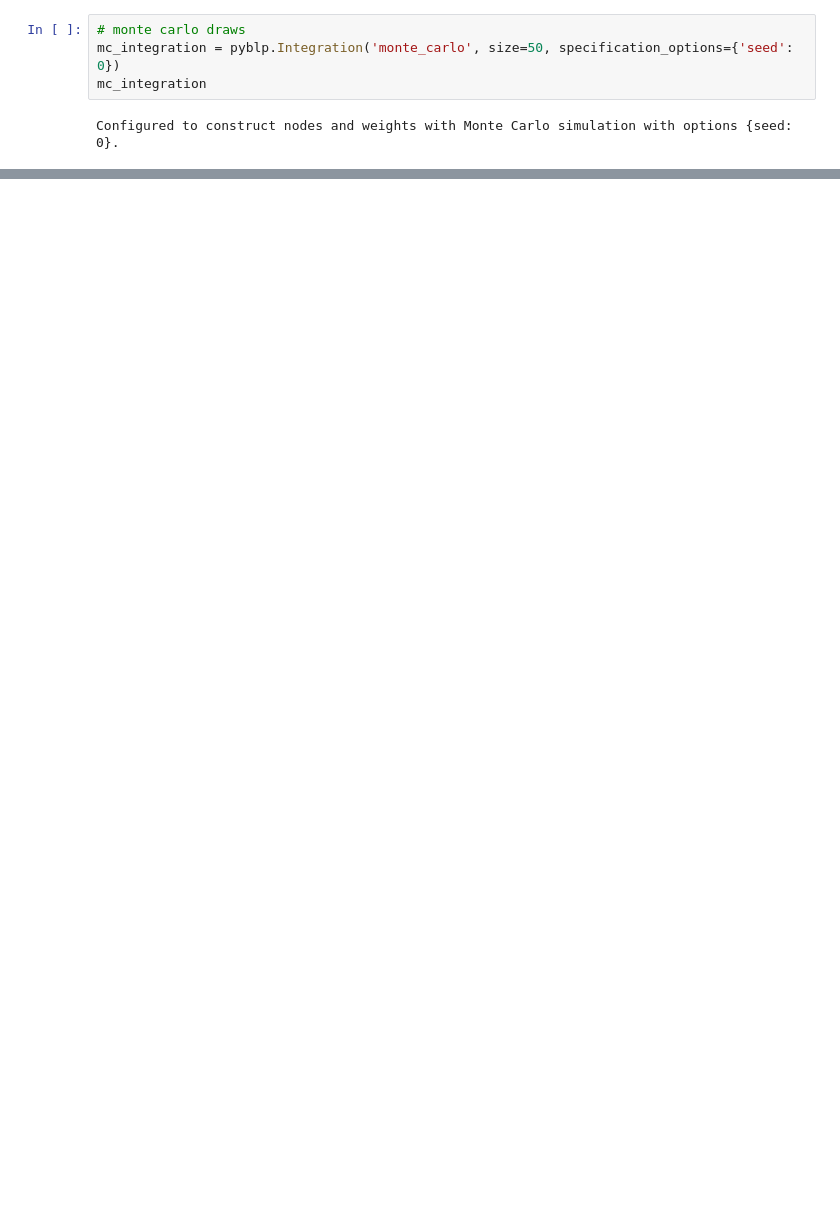
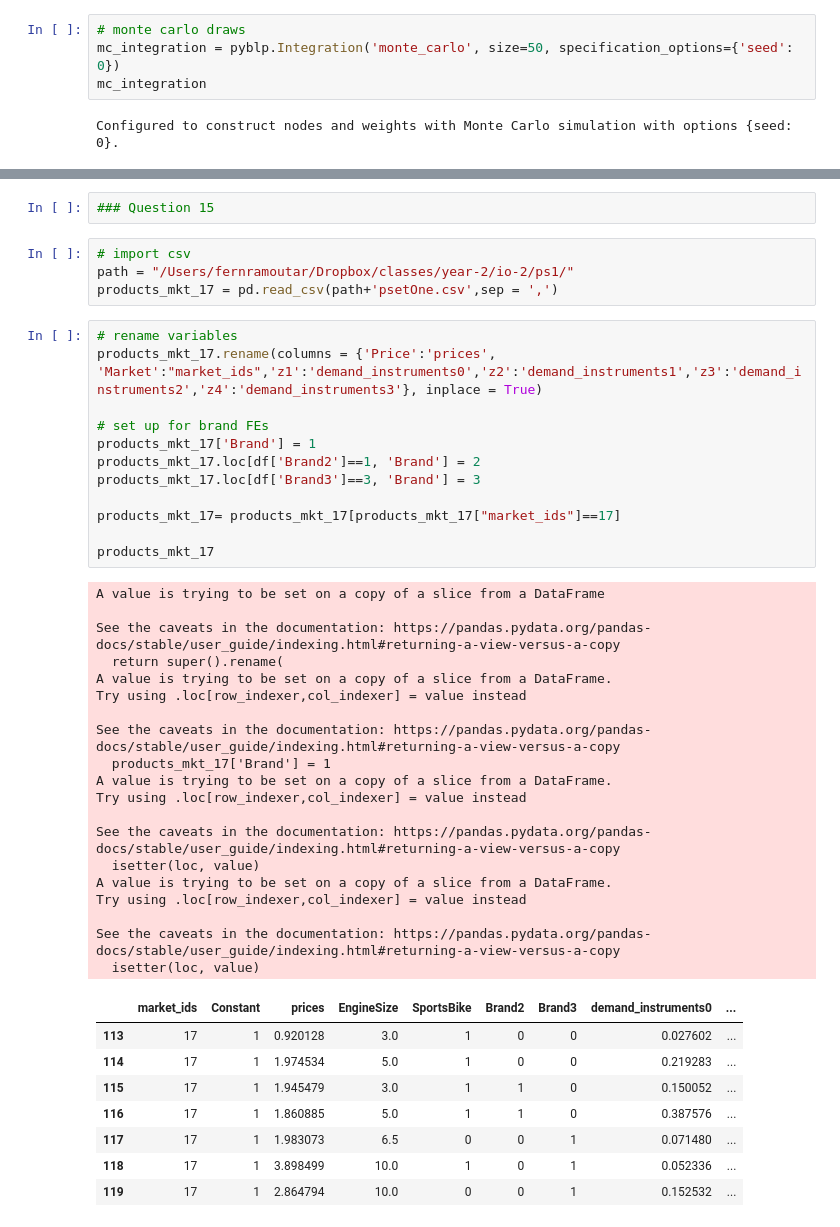
Before and after one commit to nadialucas/iobros, a Jupyter notebook: pset1/blp_q14.ipynb, the cells around one changed output, grey strips where cells are left out. Saved outputs shown, nothing was run; the diff lists cells and outputs as text; blank space fills up the shorter version.

```diff
--- a/pset1/blp_q14.ipynb
+++ b/pset1/blp_q14.ipynb
@@ -124,0 +167,46 @@ Computation  Optimizer  Optimization   Objective   Fixed Point  Contraction
+# %%
+### Question 15
+# %%
+# import csv
+path = "/Users/fernramoutar/Dropbox/classes/year-2/io-2/ps1/"
+products_mkt_17 = pd.read_csv(path+'psetOne.csv',sep = ',')
+# %%
+# rename variables
+products_mkt_17.rename(columns = {'Price':'prices', 'Market':"market_ids",'z1':'demand_instruments0','z2':'demand_instruments1','z3':'demand_instruments2','z4':'demand_instruments3'}, inplace = True)
+
+# set up for brand FEs
+products_mkt_17['Brand'] = 1
+products_mkt_17.loc[df['Brand2']==1, 'Brand'] = 2
+products_mkt_17.loc[df['Brand3']==3, 'Brand'] = 3
+
+products_mkt_17= products_mkt_17[products_mkt_17["market_ids"]==17]
+
+products_mkt_17
+# %% [output]
+A value is trying to be set on a copy of a slice from a DataFrame
+
+See the caveats in the documentation: https://pandas.pydata.org/pandas-docs/stable/user_guide/indexing.html#returning-a-view-versus-a-copy
+  return super().rename(
+A value is trying to be set on a copy of a slice from a DataFrame.
+Try using .loc[row_indexer,col_indexer] = value instead
+
+See the caveats in the documentation: https://pandas.pydata.org/pandas-docs/stable/user_guide/indexing.html#returning-a-view-versus-a-copy
+  products_mkt_17['Brand'] = 1
+A value is trying to be set on a copy of a slice from a DataFrame.
+Try using .loc[row_indexer,col_indexer] = value instead
+
+See the caveats in the documentation: https://pandas.pydata.org/pandas-docs/stable/user_guide/indexing.html#returning-a-view-versus-a-copy
+  isetter(loc, value)
+A value is trying to be set on a copy of a slice from a DataFrame.
+Try using .loc[row_indexer,col_indexer] = value instead
+
+See the caveats in the documentation: https://pandas.pydata.org/pandas-docs/stable/user_guide/indexing.html#returning-a-view-versus-a-copy
+  isetter(loc, value)
+|  | market_ids | Constant | prices | EngineSize | SportsBike | Brand2 | Brand3 | demand_instruments0 | ... |
+| 113 | 17 | 1 | 0.920128 | 3.0 | 1 | 0 | 0 | 0.027602 | ... |
+| 114 | 17 | 1 | 1.974534 | 5.0 | 1 | 0 | 0 | 0.219283 | ... |
+| 115 | 17 | 1 | 1.945479 | 3.0 | 1 | 1 | 0 | 0.150052 | ... |
+| 116 | 17 | 1 | 1.860885 | 5.0 | 1 | 1 | 0 | 0.387576 | ... |
+| 117 | 17 | 1 | 1.983073 | 6.5 | 0 | 0 | 1 | 0.071480 | ... |
+| 118 | 17 | 1 | 3.898499 | 10.0 | 1 | 0 | 1 | 0.052336 | ... |
+| 119 | 17 | 1 | 2.864794 | 10.0 | 0 | 0 | 1 | 0.152532 | ... |
```
Also changed, not shown: parts of 11 cells of this notebook.
